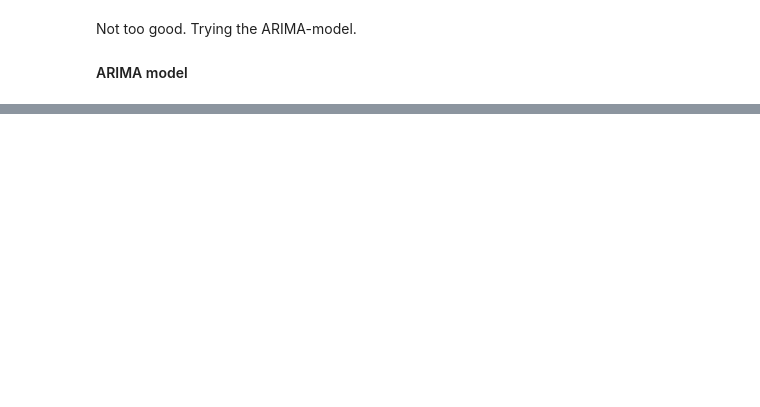
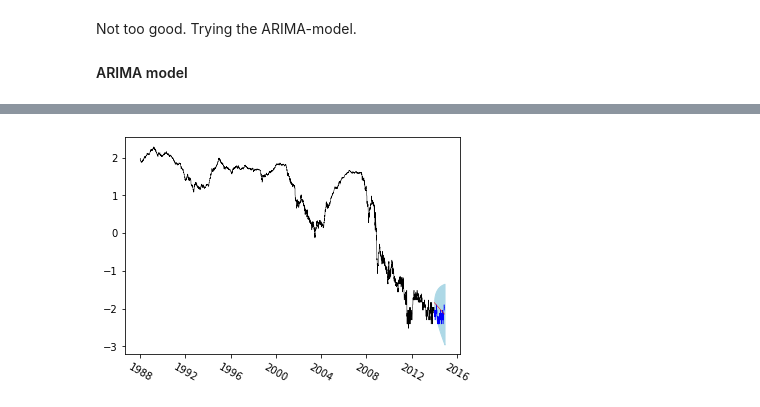
Before and after one commit to backmag/NLP-finance, a Jupyter notebook: ARIMA-selection.ipynb, the cells around one changed output, grey strips where cells are left out. Drawn from its saved outputs; the diff is of its cells as text; code cells hidden in the pictures; blank space fills up the shorter version.

```diff
--- a/ARIMA-selection.ipynb
+++ b/ARIMA-selection.ipynb
@@ -84,0 +119,14 @@ plt.plot(test[:9],color="blue")
+# %%
+m2_arima = ARIMA(train,order=(1,1,1))
+m2_arima_fit = m2_arima.fit()
+steps = n_test
+results_arima = model_arima_fit.forecast(steps=steps,alpha=0.25)
+predictions_arima = pd.DataFrame(results_arima[0], index = test.index[:steps])
+plt.plot(train,color="black",linewidth=0.5)
+plt.plot(test[:steps],color="blue",linewidth=0.5)
+plt.plot(predictions_arima,color="red",linewidth=0.5)
+plt.fill_between(test.index[:steps],results_arima[2][:,0], results_arima[2][:,1],color="lightblue")
+plt.xticks(rotation=-30)
+plt.show()
+# %% [output]
+[figure, added]
```
Also changed, not shown: parts of 10 cells of this notebook, 1 other file.
